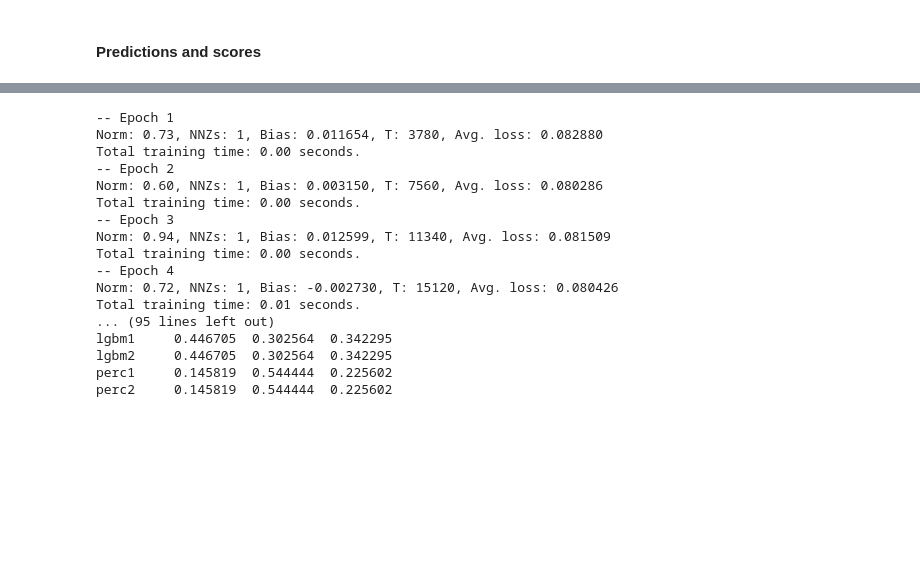
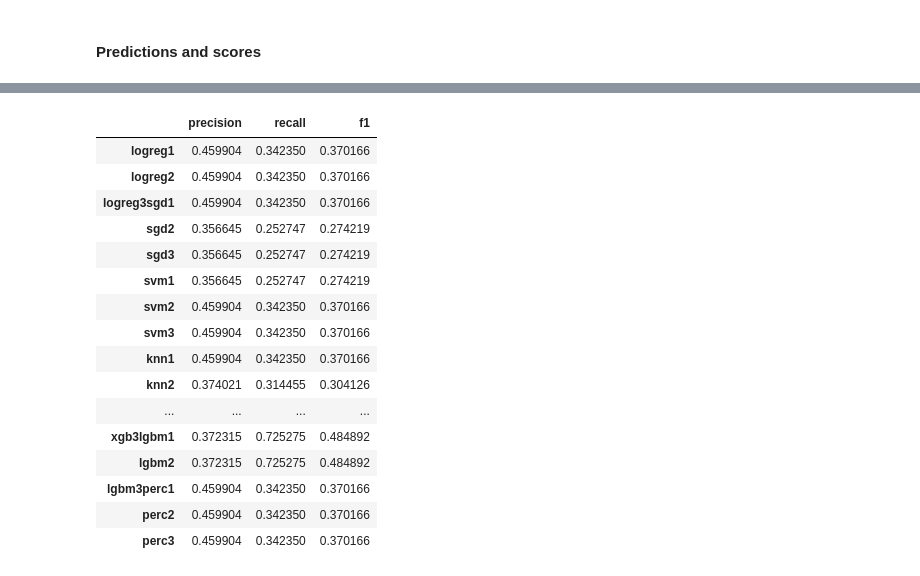
Before and after one commit to Poodlers/NLP_french_user_reviews, a Jupyter notebook: assignment_1.ipynb, the cells around one changed output, grey strips where cells are left out. Saved outputs shown, nothing was run; the diff lists cells and outputs as text; code cells hidden in the pictures; blank space fills up the shorter version.

```diff
--- a/assignment_1.ipynb
+++ b/assignment_1.ipynb
@@ -264,12 +254,26 @@ tfidf_vectorizer = TfidfVectorizer(max_df=0.8,
                                    max_features=200000,
                                    min_df=0.2,
                                    stop_words=final_stopwords_list,
-                                   use_idf=True)
+                                   use_idf=True,
+                                   ngram_range=(1, 3))
 
 pipeline = Pipeline([
     ('tfidf', tfidf_vectorizer),
     ('clf', ClfSwitcher())
 ])
+
+final_stopwords_list = stopwords.words('english') + stopwords.words('french')
+tfidf_vectorizer = TfidfVectorizer(max_df=0.8,
+  max_features=200000,
+  min_df=0.2,
+  stop_words=final_stopwords_list,
+  use_idf=True,
+  ngram_range=(1,3))
+
+pipeline = Pipeline([
+    ('tfidf', tfidf_vectorizer),
+    ('clf', ClfSwitcher())
+])
 # %% [output]
 [nltk_data] Downloading package stopwords to
 [nltk_data]     C:\Users\radio\AppData\Roaming\nltk_data...
@@ -318,32 +316,10 @@ def score(y_true, y_pred, index):
 
 for model, params in tqdm(zip(models, grid), total=len(models)):
     pipeline.set_params(**params)
-    pipeline.fit(X_train_mc, y_train_mc)
-    y_pred = pipeline.predict(X_val_mc)
-    machine_learning = score(y_val_mc, y_pred, model)
-    scores = pd.concat([scores, machine_learning])
-"""
-for model, params in tqdm(zip(models1, grid1), total=len(models1)):
-    pipeline.set_params(**params)
-    pipeline.fit(X_train_ml, y_train_ml)
-    y_pred = pipeline.predict(X_val_ml)
-    machine_learning = score(y_val_ml, y_pred, model)
+    pipeline.fit(X_train, y_train)
+    y_pred = pipeline.predict(X_val)
+    machine_learning = score(y_val, y_pred, model)
     scores = pd.concat([scores, machine_learning])
 
-for model, params in tqdm(zip(models2, grid2), total=len(models2)):
-    pipeline.set_params(**params)
-    pipeline.fit(X_train_ml, y_train_ml)
-    y_pred = pipeline.predict(X_val_ml)
-    machine_learning = score(y_val_ml, y_pred, model)
-    scores = pd.concat([scores, machine_learning])
-
-for model, params in tqdm(zip(models3, grid3), total=len(models3)):
-    pipeline.set_params(**params)
-    pipeline.fit(X_train_ml, y_train_ml)
-    y_pred = pipeline.predict(X_val_ml)
-    machine_learning = score(y_val_ml, y_pred, model)
-    scores = pd.concat([scores, machine_learning])
-"""
-
-print(scores)
+scores
 # %% [output]
@@ -376,17 +326,17 @@ Convergence after 9 epochs took 0.01 seconds
--- Epoch 1
-Norm: 0.73, NNZs: 1, Bias: 0.011654, T: 3780, Avg. loss: 0.082880
-Total training time: 0.00 seconds.
--- Epoch 2
-Norm: 0.60, NNZs: 1, Bias: 0.003150, T: 7560, Avg. loss: 0.080286
-Total training time: 0.00 seconds.
--- Epoch 3
-Norm: 0.94, NNZs: 1, Bias: 0.012599, T: 11340, Avg. loss: 0.081509
-Total training time: 0.00 seconds.
--- Epoch 4
-Norm: 0.72, NNZs: 1, Bias: -0.002730, T: 15120, Avg. loss: 0.080426
-Total training time: 0.01 seconds.
-... (95 lines left out)
-lgbm1     0.446705  0.302564  0.342295
-lgbm2     0.446705  0.302564  0.342295
-perc1     0.145819  0.544444  0.225602
-perc2     0.145819  0.544444  0.225602
+|  | precision | recall | f1 |
+| logreg1 | 0.459904 | 0.342350 | 0.370166 |
+| logreg2 | 0.459904 | 0.342350 | 0.370166 |
+| logreg3sgd1 | 0.459904 | 0.342350 | 0.370166 |
+| sgd2 | 0.356645 | 0.252747 | 0.274219 |
+| sgd3 | 0.356645 | 0.252747 | 0.274219 |
+| svm1 | 0.356645 | 0.252747 | 0.274219 |
+| svm2 | 0.459904 | 0.342350 | 0.370166 |
+| svm3 | 0.459904 | 0.342350 | 0.370166 |
+| knn1 | 0.459904 | 0.342350 | 0.370166 |
+| knn2 | 0.374021 | 0.314455 | 0.304126 |
+| ... | ... | ... | ... |
+| xgb3lgbm1 | 0.372315 | 0.725275 | 0.484892 |
+| lgbm2 | 0.372315 | 0.725275 | 0.484892 |
+| lgbm3perc1 | 0.459904 | 0.342350 | 0.370166 |
+| perc2 | 0.459904 | 0.342350 | 0.370166 |
+| perc3 | 0.459904 | 0.342350 | 0.370166 |
```
Also changed, not shown: parts of 9 cells of this notebook.
